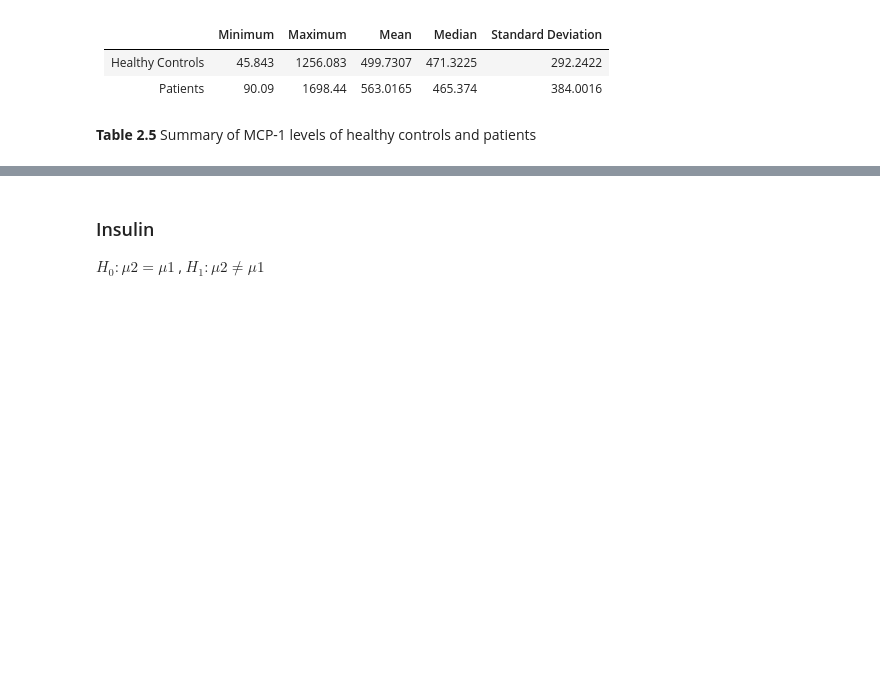
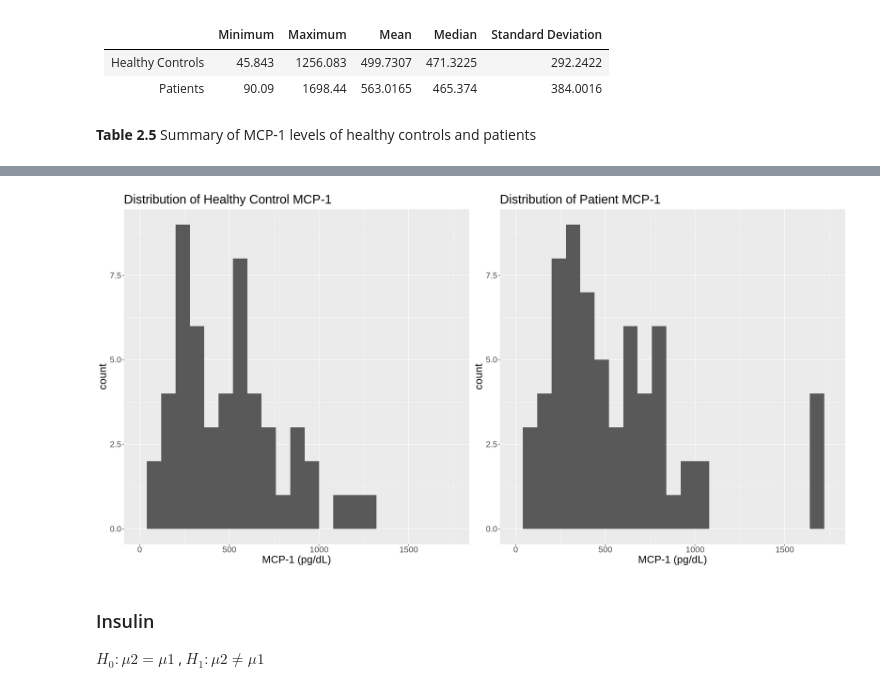
Before and after one commit to cpan0/breast-cancer-coimbra-dataset, a Jupyter notebook: final-report.ipynb, the cells around one changed output, grey strips where cells are left out. Cells and saved outputs as stored; diff of their text form; code cells hidden in the pictures; blank space fills up the shorter version.

```diff
--- a/final-report.ipynb
+++ b/final-report.ipynb
@@ -161,0 +162,17 @@ Warning message:
+# %%
+control_mcp_plot <- control %>%
+    ggplot(aes(x = MCP.1)) +
+    geom_histogram(binwidth = 80) +
+    labs(x = "MCP-1 (pg/dL)", title = 'Distribution of Healthy Control MCP-1') +
+    theme(text = element_text(size=20)) +
+    xlim(0, 1750)
+
+patient_mcp_plot <- patient %>%
+    ggplot(aes(x = MCP.1)) +
+    geom_histogram(binwidth = 80) +
+    labs(x = "MCP-1 (pg/dL)", title = 'Distribution of Patient MCP-1') +
+    theme(text = element_text(size=20)) +
+    xlim(0, 1750)
+
+plot_grid(control_mcp_plot, patient_mcp_plot)
+# %% [output]
@@ -162,3 +183,4 @@ Warning message:
+[figure, added]
 # %% [markdown]
 ### Insulin
 $H_0: \mu2 = \mu1$  , $H_1: \mu2 \neq \mu1 $
```
Also changed, not shown: parts of 3 cells of this notebook.
